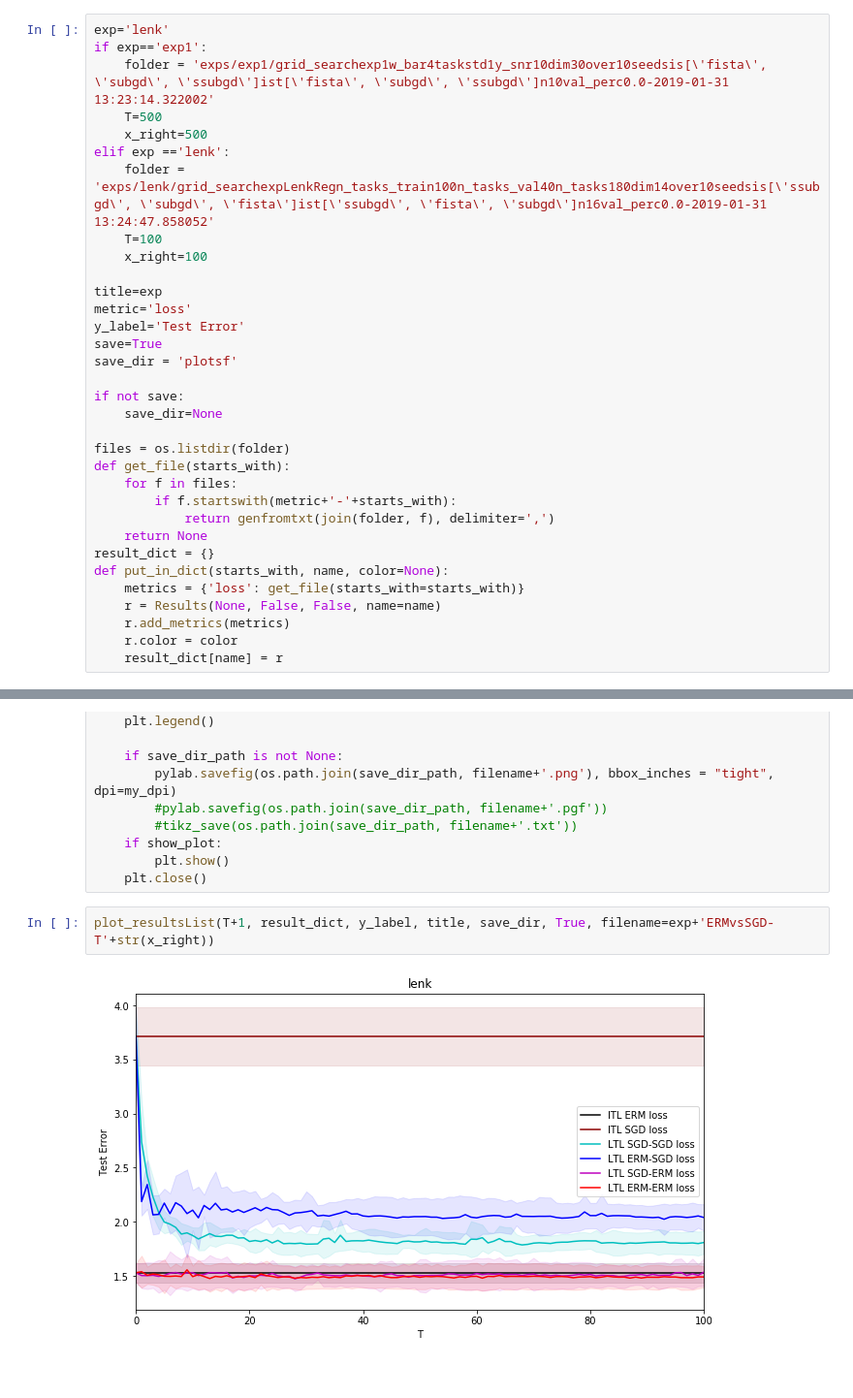
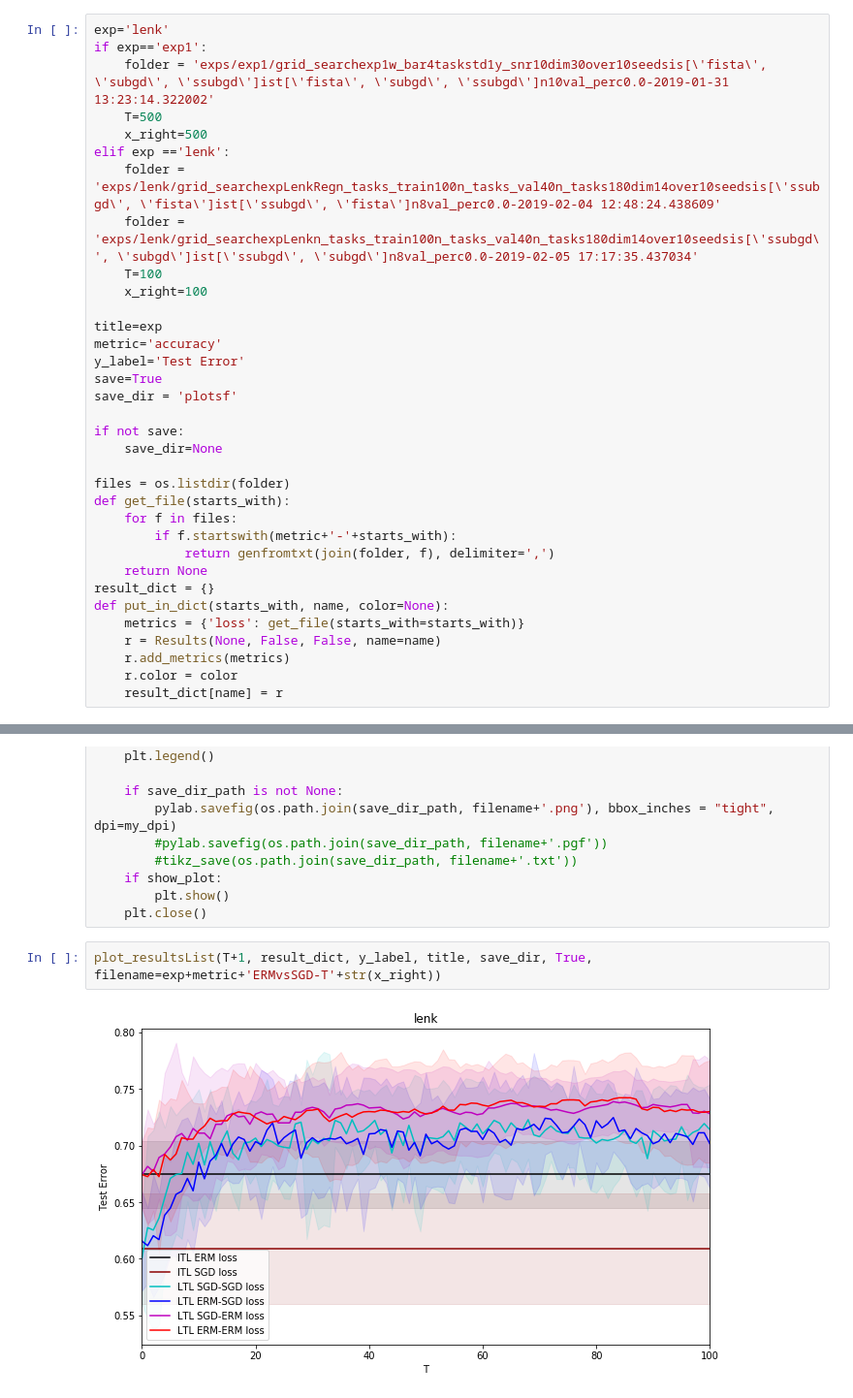
Before and after one commit to prolearner/onlineLTL, a Jupyter notebook: plotERMSGD.ipynb, the cells around one changed output, grey strips where cells are left out. Shown at 97% size. Drawn from its saved outputs; the diff is of its cells as text.

```diff
--- a/plotERMSGD.ipynb
+++ b/plotERMSGD.ipynb
@@ -15,12 +15,13 @@ if exp=='exp1':
     T=500
     x_right=500
 elif exp =='lenk':
-    folder = 'exps/lenk/grid_searchexpLenkRegn_tasks_train100n_tasks_val40n_tasks180dim14over10seedsis[\'ssubgd\', \'subgd\', \'fista\']ist[\'ssubgd\', \'fista\', \'subgd\']n16val_perc0.0-2019-01-31 13:24:47.858052'
+    folder = 'exps/lenk/grid_searchexpLenkRegn_tasks_train100n_tasks_val40n_tasks180dim14over10seedsis[\'ssubgd\', \'fista\']ist[\'ssubgd\', \'fista\']n8val_perc0.0-2019-02-04 12:48:24.438609'
+    folder = 'exps/lenk/grid_searchexpLenkn_tasks_train100n_tasks_val40n_tasks180dim14over10seedsis[\'ssubgd\', \'subgd\']ist[\'ssubgd\', \'subgd\']n8val_perc0.0-2019-02-05 17:17:35.437034'
     T=100
     x_right=100
 
 title=exp
-metric='loss'
+metric='accuracy'
 y_label='Test Error'
 save=True
 save_dir = 'plotsf'
@@ -88,6 +90,6 @@ def plot_resultsList(T, results_dict, y_label='', title='', save_dir_path=None,
         plt.show()
     plt.close()
 # %%
-plot_resultsList(T+1, result_dict, y_label, title, save_dir, True, filename=exp+'ERMvsSGD-T'+str(x_right))
+plot_resultsList(T+1, result_dict, y_label, title, save_dir, True, filename=exp+metric+'ERMvsSGD-T'+str(x_right))
 # %% [output]
-[figure, old version]
+[figure, new version]
```
Also changed, not shown: parts of 1 cell of this notebook, 4 other files.
